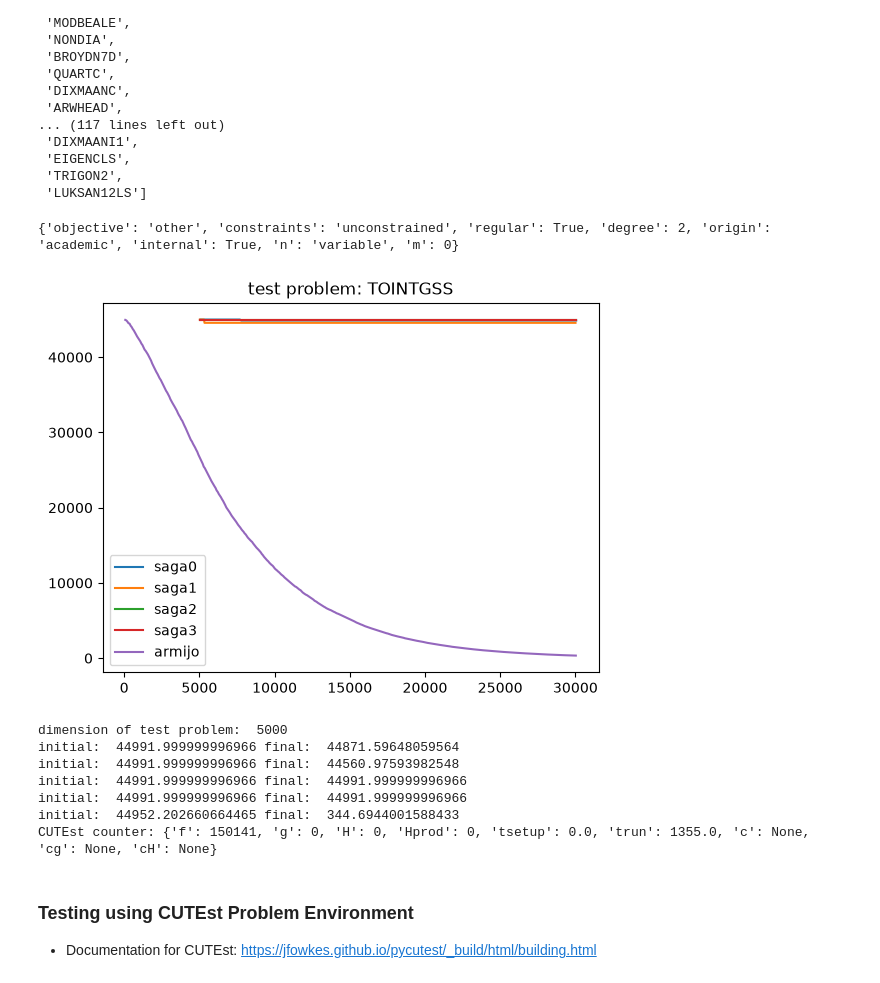
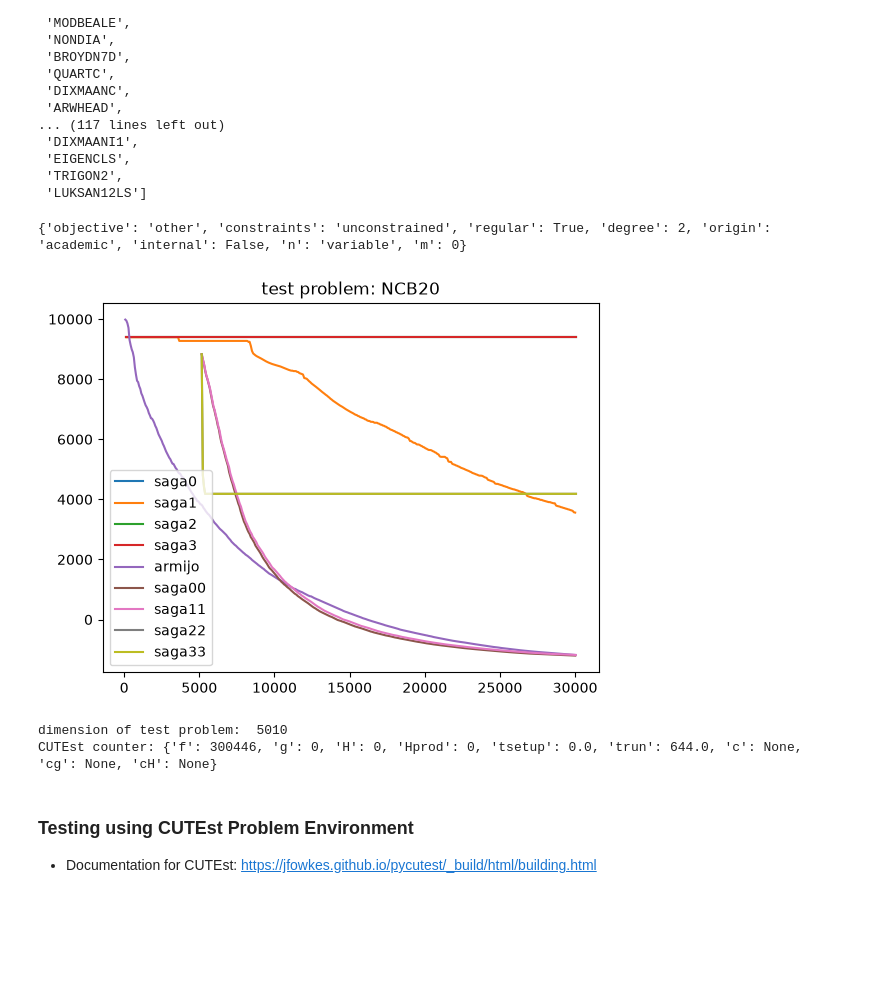
Before and after one commit to rileywuisme/Derivative-Free-Optimization-methods, a Jupyter notebook: SSD_draft.ipynb, the cells around one changed output. Saved outputs shown, nothing was run; the diff lists cells and outputs as text; code cells hidden in the pictures; blank space fills up the shorter version.

```diff
--- a/SSD_draft.ipynb
+++ b/SSD_draft.ipynb
@@ -80,50 +80,57 @@ pycutest.find_problems(constraints='unconstrained', userN=True)
 #SCOSINE sorta works.
 #does not work for LUKSAN12LS, TRIGON2 (singular), CURLY30(fx went up), CRAGGLVY (increased)
 #stayed flat bc of 0 eigenvalue: SCURLY10
-test_prob = "TOINTGSS"
+test_prob = "NCB20"
 print(pycutest.problem_properties(test_prob))
 p = pycutest.import_problem(test_prob)
 x0 = p.x0
 # %lprun -f ssd fx, xs, linesearch_hist = ssd(p.obj, x, ls = 'on')
 seed = 3
-xs0, fx, stpsz0, fncall0 = ssd(p.obj, x0, ls='saga0', max_fn_call=30000, seed=seed)
-xs1, fx_1, stpsz1, fncall1 = ssd(p.obj, x0, ls='saga1', max_fn_call=30000, seed=seed, l = 20)
-xs2, fx_2, stpsz2, fncall2 = ssd(p.obj, x0, ls='saga2', max_fn_call=30000, seed=seed, l = 50)
-xs3, fx_3, stepsize3, fncall3 = ssd(p.obj, x0, ls='saga3', max_fn_call=30000, seed=seed, l = 50)
-xs4, fx_4, stepsize4, fncall4 = ssd(p.obj, x0, ls='armijo', max_fn_call=30000, seed=seed)
+xs0, fx0, stpsz0, fncall0, failed_counter0 = ssd(p.obj, x0, ls='saga0', max_fn_call=30000, seed=seed)
+xs1, fx_1, stpsz1, fncall1, failed_counter1 = ssd(p.obj, x0, ls='saga1', max_fn_call=30000, seed=seed)
+xs2, fx_2, stpsz2, fncall2, failed_counter2 = ssd(p.obj, x0, ls='saga2', max_fn_call=30000, seed=seed)
+xs3, fx_3, stepsize3, fncall3, failed_counter3 = ssd(p.obj, x0, ls='saga3', max_fn_call=30000, seed=seed)
+xs4, fx_4, stepsize4, fncall4, failed_counter4 = ssd(p.obj, x0, ls='armijo', max_fn_call=30000, seed=seed)
+
+xs00, fx00, stpsz00, fncall00, failed_counter00 = ssd(p.obj, x0, ls='saga0', max_fn_call=30000, seed=seed, z_init = 'grad')
+xs11, fx_11, stpsz11, fncall11, failed_counter11 = ssd(p.obj, x0, ls='saga1', max_fn_call=30000, seed=seed, z_init = 'grad')
+xs22, fx_22, stpsz22, fncall22, failed_counter22 = ssd(p.obj, x0, ls='saga2', max_fn_call=30000, seed=seed, z_init = 'grad')
+xs33, fx_33, stepsize33, fncall33, failed_counter33 = ssd(p.obj, x0, ls='saga3', max_fn_call=30000, seed=seed, z_init = 'grad')
+xs44, fx_44, stepsize44, fncall44, failed_counter44 = ssd(p.obj, x0, ls='armijo', max_fn_call=30000, seed=seed, z_init = 'grad')
 # %% [output]
-{'objective': 'other', 'constraints': 'unconstrained', 'regular': True, 'degree': 2, 'origin': 'academic', 'internal': True, 'n': 'variable', 'm': 0}
+{'objective': 'other', 'constraints': 'unconstrained', 'regular': True, 'degree': 2, 'origin': 'academic', 'internal': False, 'n': 'variable', 'm': 0}
 # %%
-plt.plot(fncall0, fx, label = 'saga0')
+plt.plot(fncall0, fx0, label = 'saga0')
 plt.plot(fncall1, fx_1,label = 'saga1')
 plt.plot(fncall2, fx_2, label = 'saga2')
 plt.plot(fncall3, fx_3, label = 'saga3')
 plt.plot(fncall4, fx_4, label = 'armijo')
+
+plt.plot(fncall00, fx00, label = 'saga00')
+plt.plot(fncall11, fx_11,label = 'saga11')
+plt.plot(fncall22, fx_22, label = 'saga22')
+plt.plot(fncall33, fx_33, label = 'saga33')
+
 plt.title("test problem: " + test_prob)
 # plt.xlim([0, 500])
 plt.legend()
 plt.show()
 print("dimension of test problem: ", len(x0))
-print('initial: ', fx[0], 'final: ', fx[-1])
-print('initial: ', fx_1[0], 'final: ', fx_1[-1])
-print('initial: ', fx_2[0], 'final: ', fx_2[-1])
-print('initial: ', fx_3[0], 'final: ', fx_3[-1])
-print('initial: ', fx_4[0], 'final: ', fx_4[-1])
+# print('initial: ', fx0[0], 'final: ', fx[-1])
+# print('initial: ', fx_1[0], 'final: ', fx_1[-1])
+# print('initial: ', fx_2[0], 'final: ', fx_2[-1])
+# print('initial: ', fx_3[0], 'final: ', fx_3[-1])
+# print('initial: ', fx_4[0], 'final: ', fx_4[-1])
 print('CUTEst counter:', p.report())
 #why does saga1 not guarantee decrease?
 #look at problems: CHNRSNBM, DIXMAANI1, BOXPOWER, NONDQUAR, CURLY30, CRAGGLVY\
 #find ways to get around computing z initially: find variance of saga that doesn't require computing z
 #interesting results: SCOSINE, MANCINO, SPARSQUR, BOX, MOREBV
 #armijo wins: LIARWHD,ERRINROS, YATP2LS, NCB20, TOINTGSS(saga doesn't work)
 # %% [output]
-[figure, old version]
+[figure, new version]
-dimension of test problem:  5000
-initial:  44991.999999996966 final:  44871.59648059564
-initial:  44991.999999996966 final:  44560.97593982548
-initial:  44991.999999996966 final:  44991.999999996966
-initial:  44991.999999996966 final:  44991.999999996966
-initial:  44952.202660664465 final:  344.6944001588433
-CUTEst counter: {'f': 150141, 'g': 0, 'H': 0, 'Hprod': 0, 'tsetup': 0.0, 'trun': 1355.0, 'c': None, 'cg': None, 'cH': None}
+dimension of test problem:  5010
+CUTEst counter: {'f': 300446, 'g': 0, 'H': 0, 'Hprod': 0, 'tsetup': 0.0, 'trun': 644.0, 'c': None, 'cg': None, 'cH': None}
 # %% [markdown]
 ### Testing using CUTEst Problem Environment
 * Documentation for CUTEst: https://jfowkes.github.io/pycutest/_build/html/building.html
```
Also changed, not shown: 1 other file.
